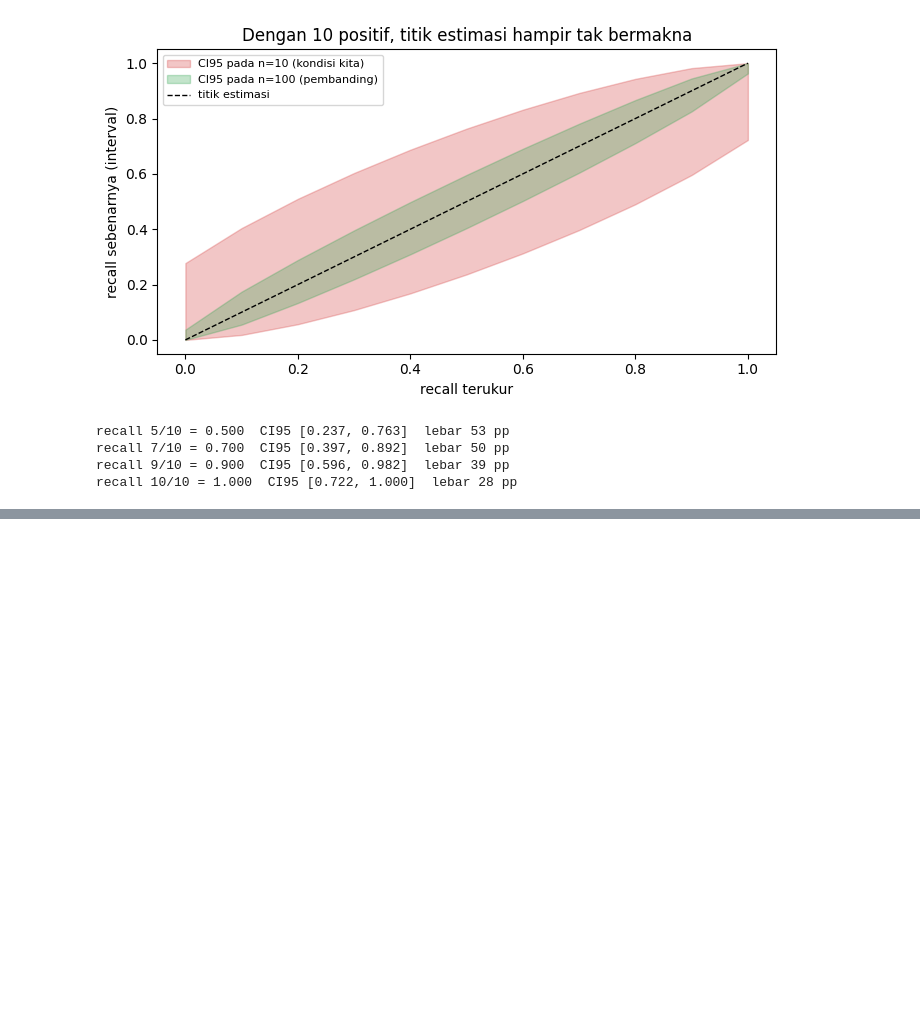
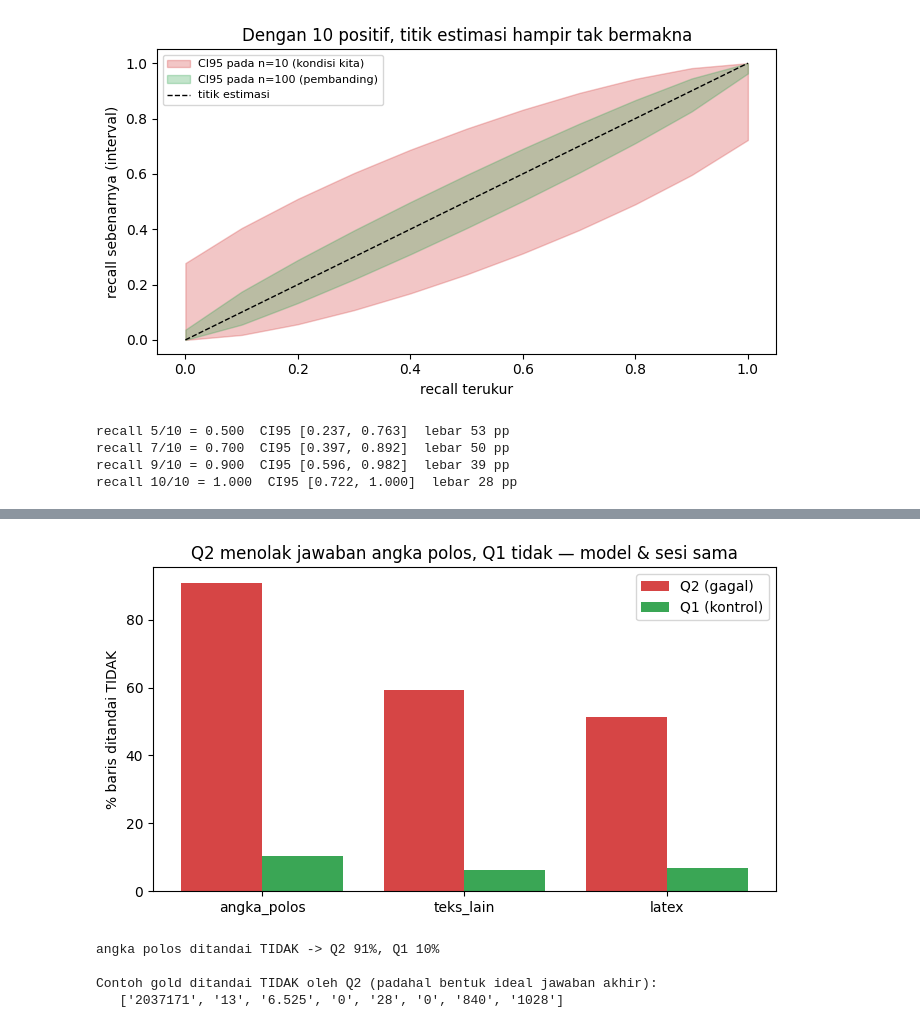
Before and after one commit to henray404/FP_NLP, a Jupyter notebook: notebooks/revisi/08_kalibrasi_judge.ipynb, the cells around one changed output, grey strips where cells are left out. Saved outputs shown, nothing was run; the diff lists cells and outputs as text; code cells hidden in the pictures; blank space fills up the shorter version.

```diff
--- a/notebooks/revisi/08_kalibrasi_judge.ipynb
+++ b/notebooks/revisi/08_kalibrasi_judge.ipynb
@@ -251,0 +269,14 @@ dilewati: belum ada vonis judge
+# %%
+from src.data_validation.judge_quality import _load_progress
+
+if hasil is None:
+    print('dilewati: belum ada vonis judge')
+else:
+    q1_vonis = cal.vonis_ke_posisi(sampel, _load_progress(prog_q1), 'Q1')
+    q2_vonis = cal.vonis_ke_posisi(sampel, _load_progress(prog_q2), 'Q2')
+    silang_q2 = cal.silang_bentuk_jawaban(sampel, q2_vonis)
+    silang_q1 = cal.silang_bentuk_jawaban(sampel, q1_vonis)
+
+    print(cal.cetak_silang(silang_q2, 'Q2 — vonis vs bentuk kunci jawaban'))
+    print()
+    print(cal.cetak_silang(silang_q1, 'Q1 — KONTROL, run yang sama'))
@@ -252 +297,30 @@ dilewati: belum ada vonis judge
+# %%
+# Visualisasi 4: bias format Q2 vs Q1
+if hasil is None:
+    print('dilewati: belum ada vonis judge')
+else:
+    kelas = ['angka_polos', 'teks_lain', 'latex']
+    v_q2 = [silang_q2[k]['persen_ditandai'] for k in kelas]
+    v_q1 = [silang_q1[k]['persen_ditandai'] for k in kelas]
+    x = range(len(kelas))
+
+    plt.figure(figsize=(7, 4))
+    plt.bar([i - .2 for i in x], v_q2, width=.4, color='#d64545', label='Q2 (gagal)')
+    plt.bar([i + .2 for i in x], v_q1, width=.4, color='#3aa655', label='Q1 (kontrol)')
+    plt.xticks(list(x), kelas); plt.ylabel('% baris ditandai TIDAK')
+    plt.title('Q2 menolak jawaban angka polos, Q1 tidak — model & sesi sama')
+    plt.legend(); plt.tight_layout(); plt.show()
+
+    print(f"angka polos ditandai TIDAK -> Q2 {v_q2[0]:.0f}%, Q1 {v_q1[0]:.0f}%")
+    print()
+    print('Contoh gold ditandai TIDAK oleh Q2 (padahal bentuk ideal jawaban akhir):')
+    contoh = [str(sampel[p].get('jawaban', '')) for p, ok in q2_vonis.items()
+              if not ok and cal.bentuk_jawaban(str(sampel[p].get('jawaban', ''))) == 'angka_polos']
+    print('  ', contoh[:8])
+# %% [output]
+[figure, added]
+angka polos ditandai TIDAK -> Q2 91%, Q1 10%
+
+Contoh gold ditandai TIDAK oleh Q2 (padahal bentuk ideal jawaban akhir):
+   ['2037171', '13', '6.525', '0', '28', '0', '840', '1028']
 # %% [markdown]
```
Also changed, not shown: parts of 8 cells of this notebook, 2 other files.
